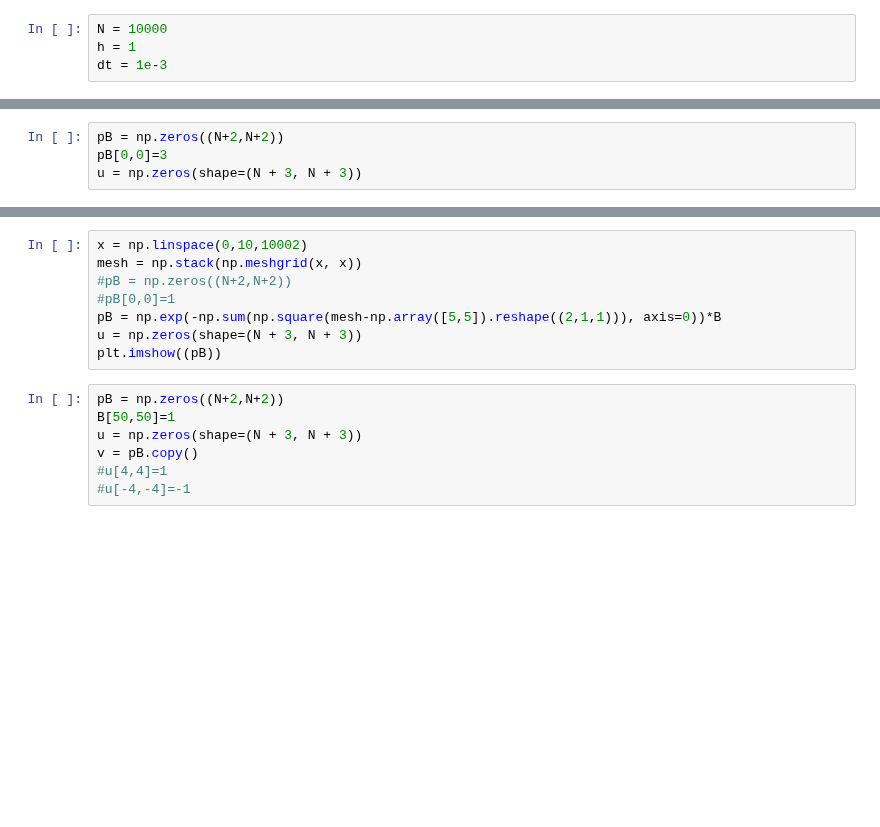
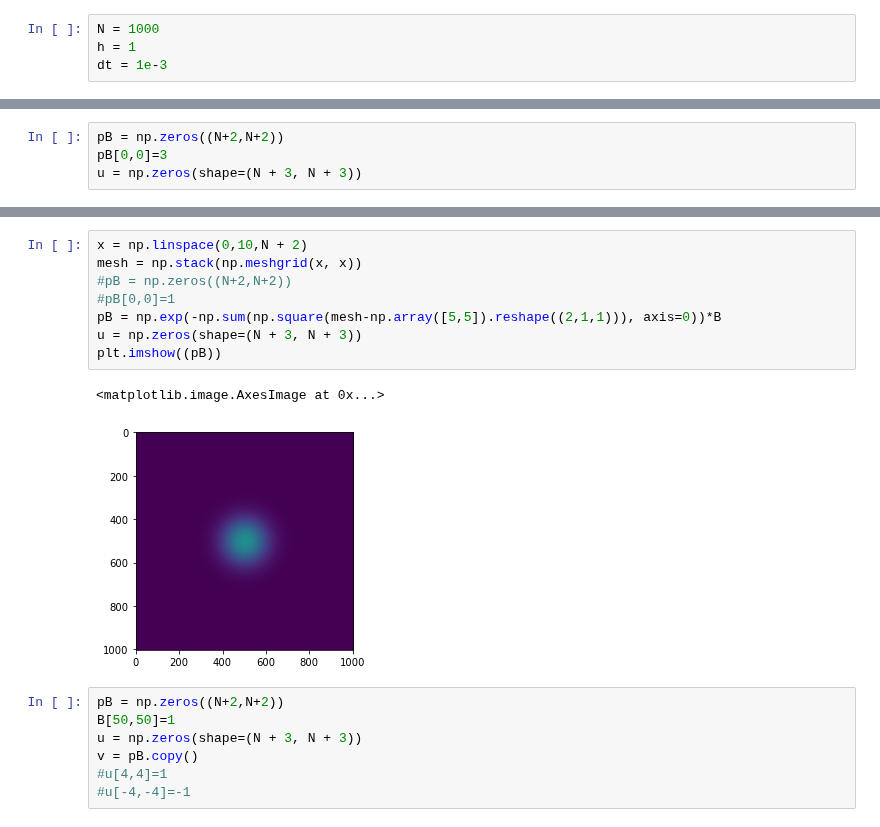
Before and after one commit to OliverSkocek/maxwell, a Jupyter notebook: notebooks/alternativ_discretization_2d_maxwell.ipynb, the cells around one changed output, grey strips where cells are left out. Saved outputs shown, nothing was run; the diff lists cells and outputs as text; blank space fills up the shorter version.

```diff
--- a/notebooks/alternativ_discretization_2d_maxwell.ipynb
+++ b/notebooks/alternativ_discretization_2d_maxwell.ipynb
@@ -16,5 +17,5 @@ from IPython.display import HTML
 # %%
-N = 10000
+N = 1000
 h = 1
 dt = 1e-3
 # %% [markdown]
@@ -66,11 +93,14 @@ plt.imshow(pB)
 # %%
-x = np.linspace(0,10,10002)
+x = np.linspace(0,10,N + 2)
 mesh = np.stack(np.meshgrid(x, x))
 #pB = np.zeros((N+2,N+2))
 #pB[0,0]=1
 pB = np.exp(-np.sum(np.square(mesh-np.array([5,5]).reshape((2,1,1))), axis=0))*B
 u = np.zeros(shape=(N + 3, N + 3))
 plt.imshow((pB))
+# %% [output]
+<matplotlib.image.AxesImage at 0x...>
+[figure, added]
 # %%
 pB = np.zeros((N+2,N+2))
 B[50,50]=1
```
Also changed, not shown: parts of 13 cells of this notebook, 2 other files.
